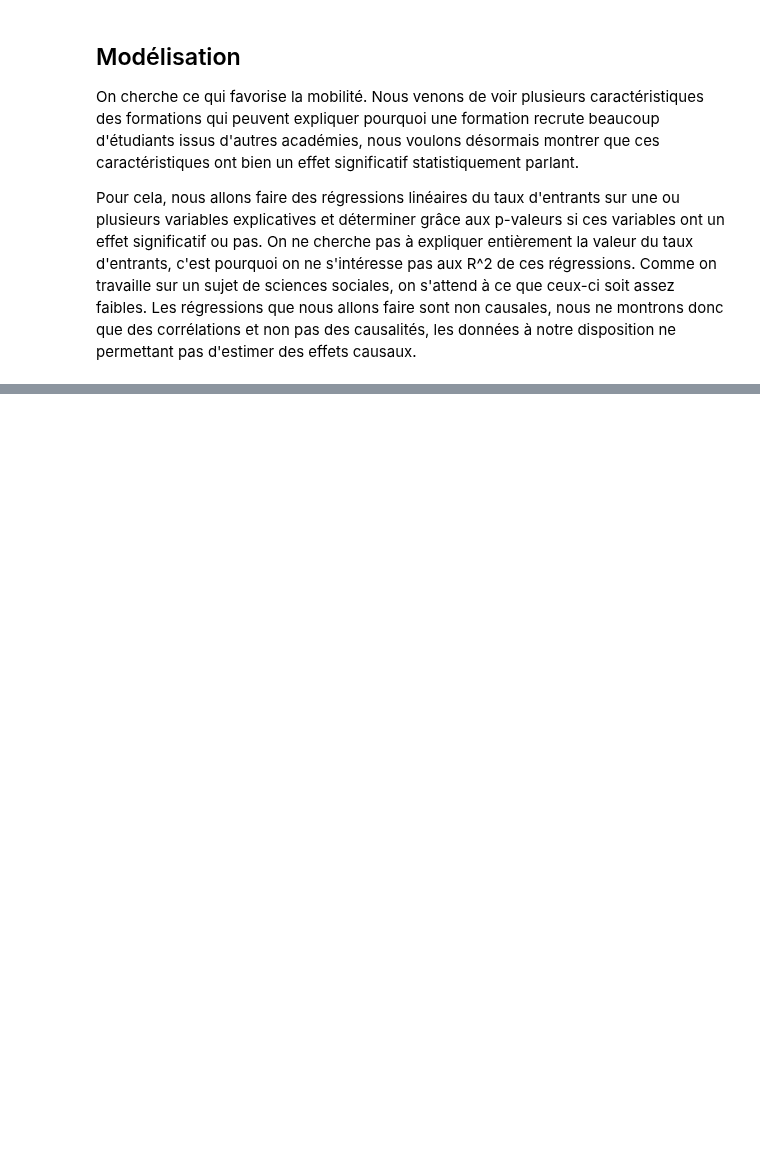
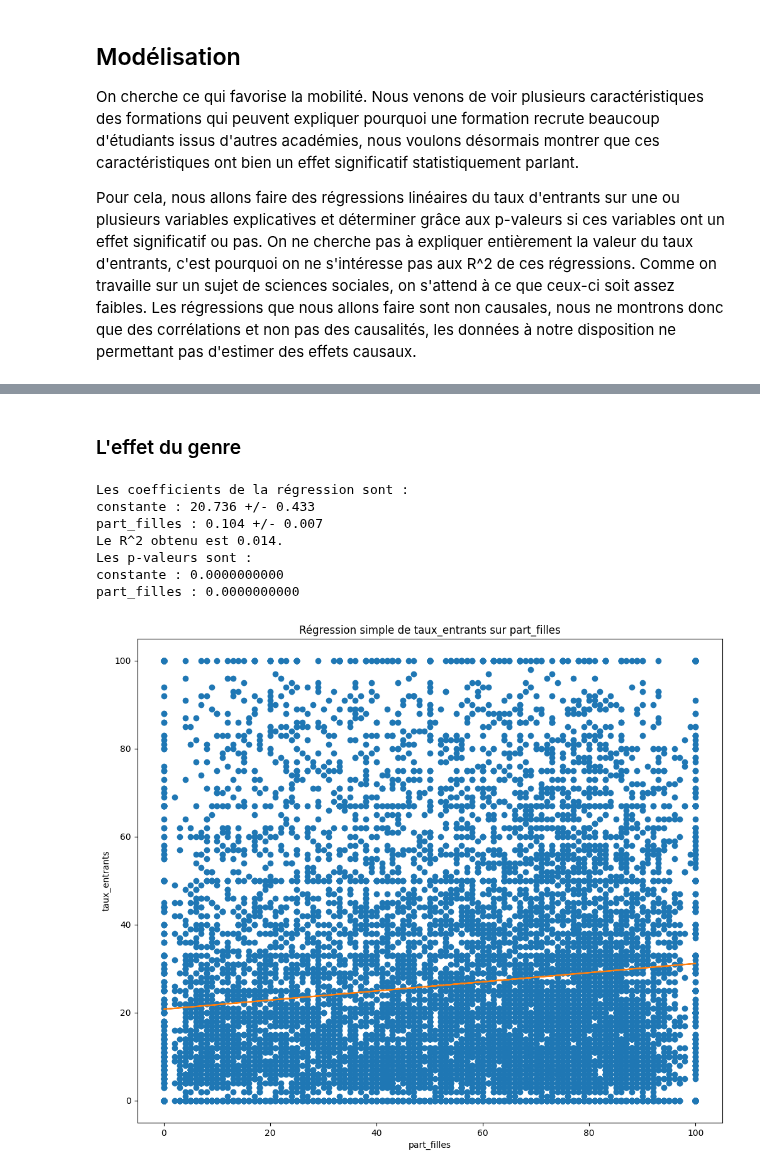
Before and after one commit to elise-m1/Projet-python-data-science, a Jupyter notebook: new_main.ipynb, the cells around one changed output, grey strips where cells are left out. Saved outputs shown, nothing was run; the diff lists cells and outputs as text; code cells hidden in the pictures; blank space fills up the shorter version.

```diff
--- a/new_main.ipynb
+++ b/new_main.ipynb
@@ -894,0 +939,7 @@ Les régressions que nous allons faire sont non causales, nous ne montrons donc
+# %%
+# création d'une indicatrice de si la formation est privée ou non
+df["privé"] = 0
+df.loc[df["statut_public_prive"] == "Privé", "privé"] = 1
+
+# régression
+regression(df, "privé","taux_entrants")
@@ -894,0 +954,15 @@ Les régressions que nous allons faire sont non causales, nous ne montrons donc
+# %% [markdown]
+<a id="effet_genre"></a>
+### L'effet du genre
+# %%
+regression(df, "part_filles","taux_entrants")
+visualisation_reg(df,"part_filles","taux_entrants")
+# %% [output]
+Les coefficients de la régression sont :
+constante : 20.736 +/- 0.433
+part_filles : 0.104 +/- 0.007
+Le R^2 obtenu est 0.014.
+Les p-valeurs sont :
+constante : 0.0000000000
+part_filles : 0.0000000000
+[figure, added]
```
Also changed, not shown: parts of 14 cells of this notebook, 1 other file.
